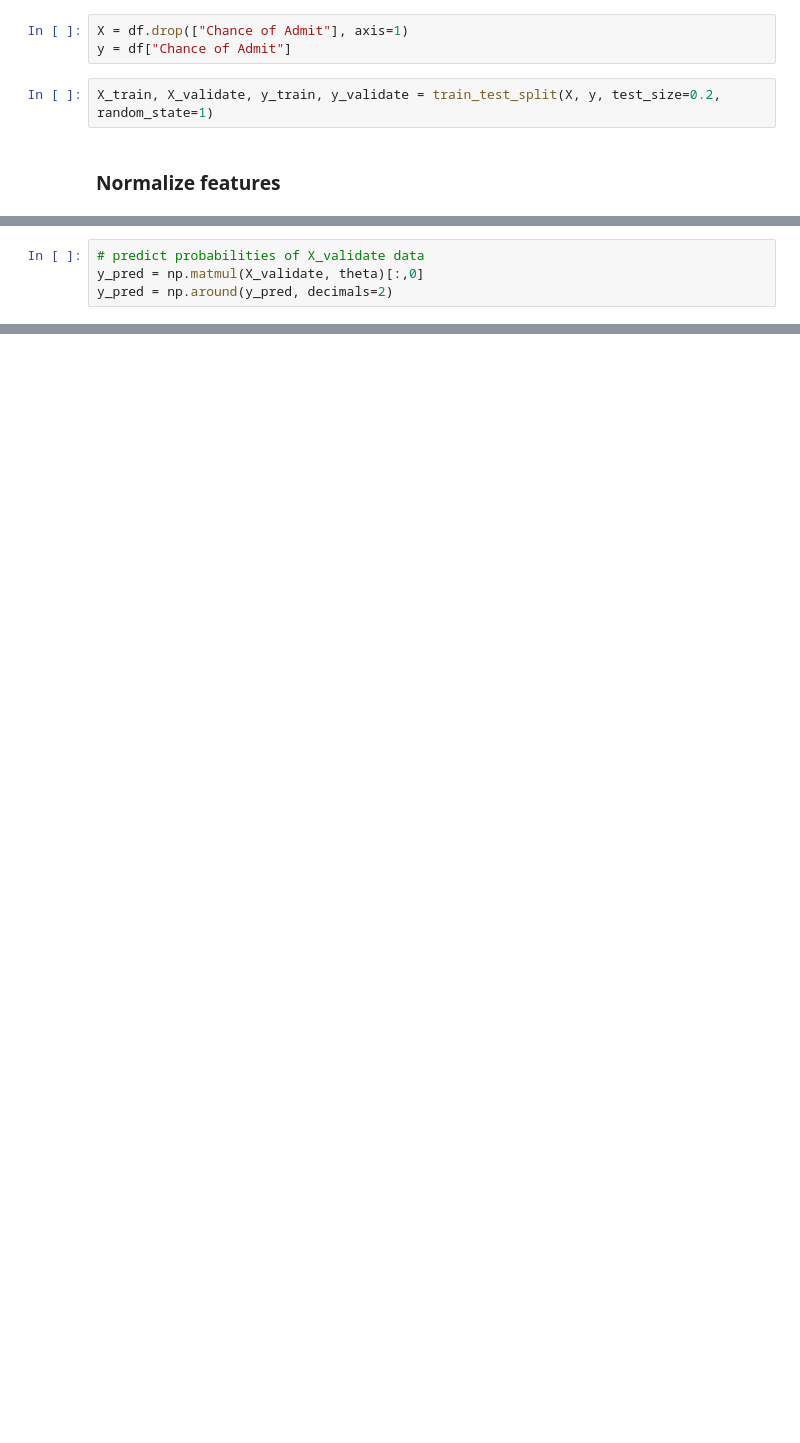
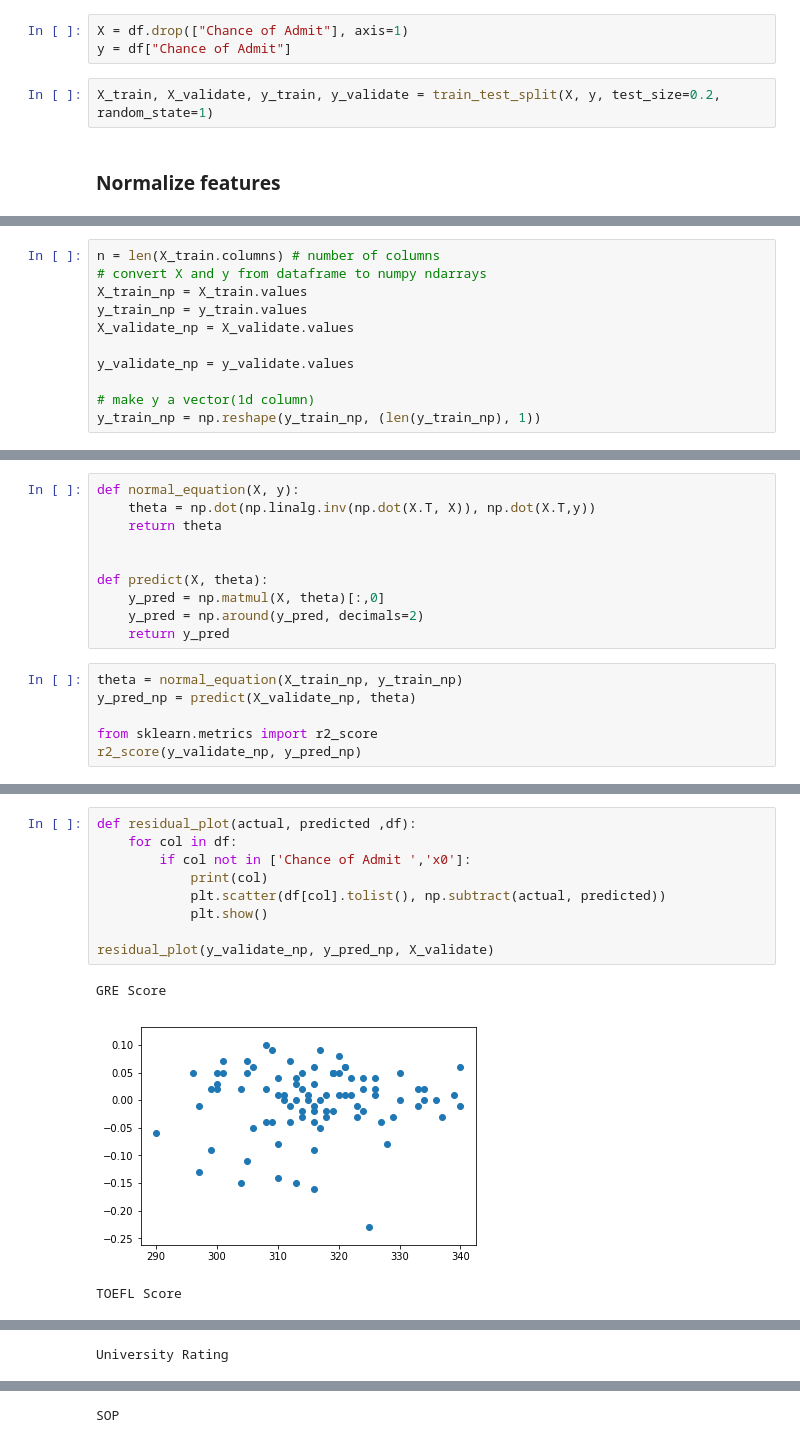
Before and after one commit to abnvanand/smai_a2, a Jupyter notebook: src/LinearRegression.ipynb, the cells around one changed output, grey strips where cells are left out. Drawn from its saved outputs; the diff is of its cells as text; blank space fills up the shorter version.

Commit message:
Linear Regression with normal equation method

```diff
--- a/src/LinearRegression.ipynb
+++ b/src/LinearRegression.ipynb
@@ -185,4 +86,0 @@ array([0.00183305, 0.00183303, 0.00183301, 0.00183299, 0.00183297,
-# %%
-# predict probabilities of X_validate data
-y_pred = np.matmul(X_validate, theta)[:,0]
-y_pred = np.around(y_pred, decimals=2)
@@ -223,0 +121,11 @@ r2_score(y_validate, y_pred)
+# %%
+n = len(X_train.columns) # number of columns
+# convert X and y from dataframe to numpy ndarrays
+X_train_np = X_train.values
+y_train_np = y_train.values
+X_validate_np = X_validate.values
+
+y_validate_np = y_validate.values
+
+# make y a vector(1d column)
+y_train_np = np.reshape(y_train_np, (len(y_train_np), 1))
@@ -223,0 +188,16 @@ r2_score(y_validate, y_pred)
+# %%
+def normal_equation(X, y):
+    theta = np.dot(np.linalg.inv(np.dot(X.T, X)), np.dot(X.T,y))
+    return theta
+
+
+def predict(X, theta):
+    y_pred = np.matmul(X, theta)[:,0]
+    y_pred = np.around(y_pred, decimals=2)
+    return y_pred
+# %%
+theta = normal_equation(X_train_np, y_train_np)
+y_pred_np = predict(X_validate_np, theta)
+
+from sklearn.metrics import r2_score
+r2_score(y_validate_np, y_pred_np)
@@ -223,0 +235,13 @@ r2_score(y_validate, y_pred)
+# %%
+def residual_plot(actual, predicted ,df):
+    for col in df:
+        if col not in ['Chance of Admit ','x0']:
+            print(col)
+            plt.scatter(df[col].tolist(), np.subtract(actual, predicted))
+            plt.show()
+
+residual_plot(y_validate_np, y_pred_np, X_validate)
+# %% [output]
+GRE Score
+[figure, added]
+TOEFL Score
@@ -223,0 +249 @@ r2_score(y_validate, y_pred)
+University Rating
@@ -223,0 +251 @@ r2_score(y_validate, y_pred)
+SOP
```
Also changed, not shown: parts of 45 cells of this notebook.
